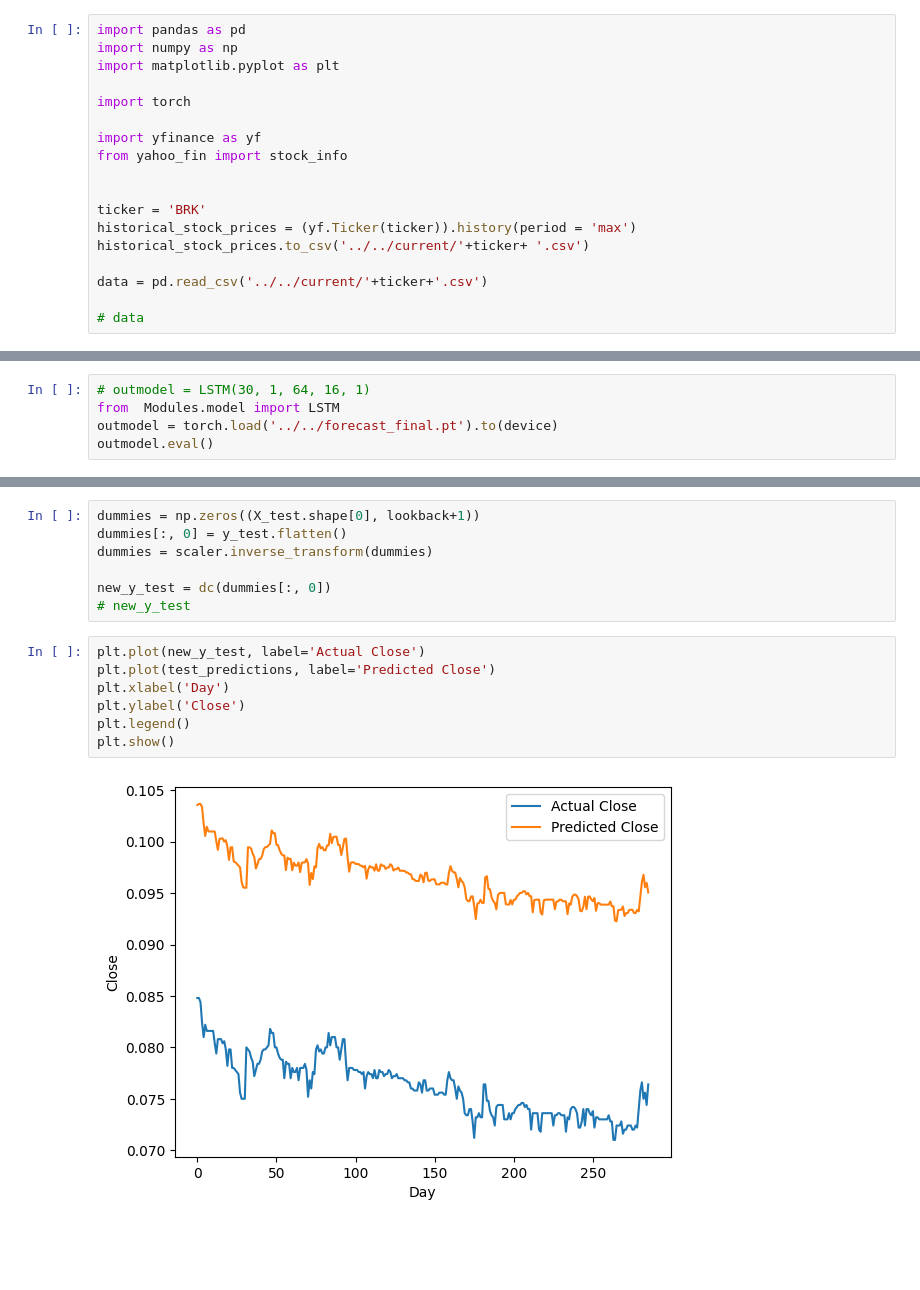
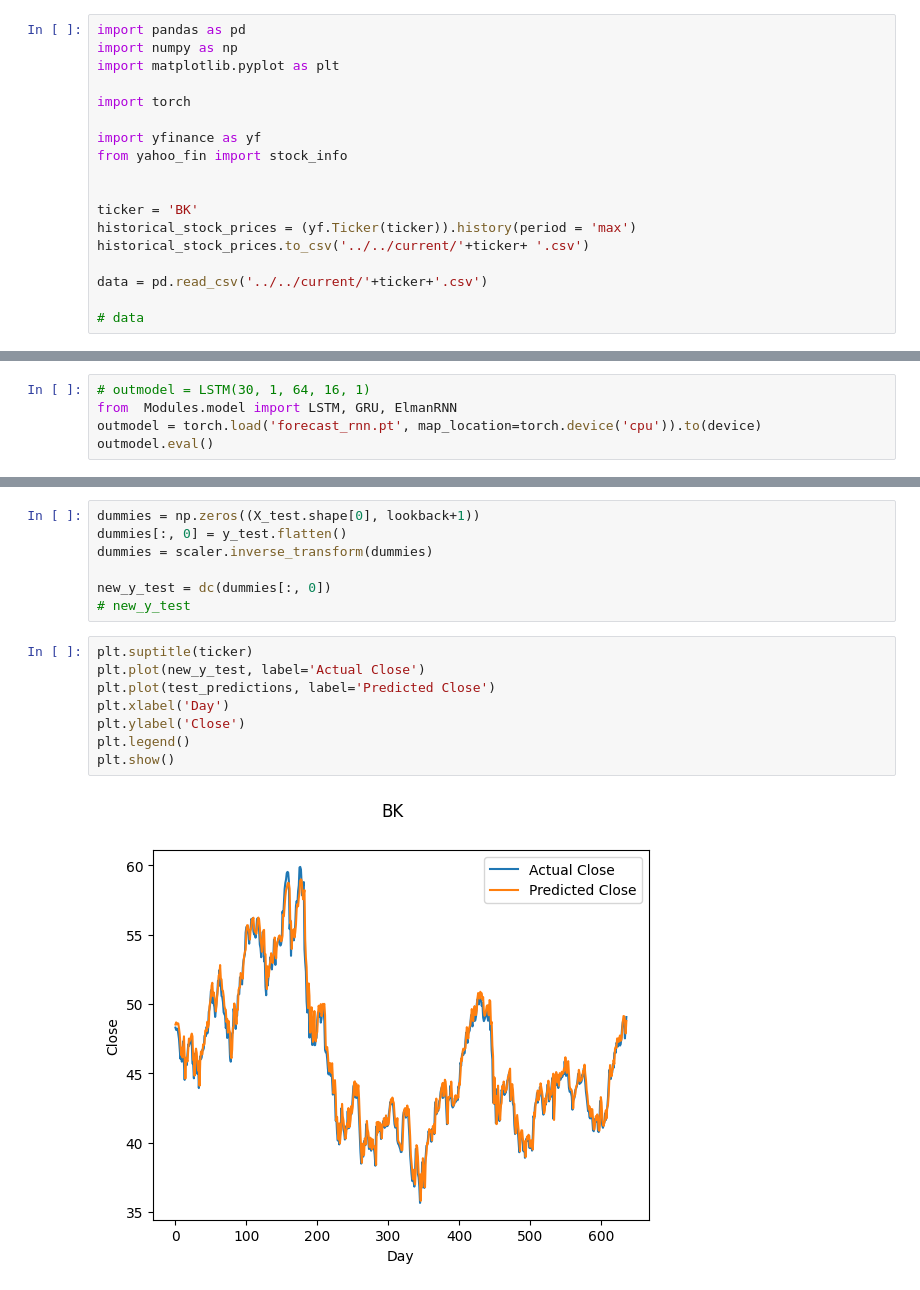
Before and after one commit to varadn/Stock_Forecasting_DL, a Jupyter notebook: output.ipynb, the cells around one changed output, grey strips where cells are left out. Saved outputs shown, nothing was run; the diff lists cells and outputs as text; blank space fills up the shorter version.

```diff
--- a/output.ipynb
+++ b/output.ipynb
@@ -9,7 +9,7 @@ import yfinance as yf
 from yahoo_fin import stock_info
 
 
-ticker = 'BRK'
+ticker = 'BK'
 historical_stock_prices = (yf.Ticker(ticker)).history(period = 'max')
 historical_stock_prices.to_csv('../../current/'+ticker+ '.csv')
 
@@ -92,6 +92,6 @@ X_test.shape, y_test.shape
 # %%
 # outmodel = LSTM(30, 1, 64, 16, 1)
-from  Modules.model import LSTM
-outmodel = torch.load('../../forecast_final.pt').to(device)
+from  Modules.model import LSTM, GRU, ElmanRNN
+outmodel = torch.load('forecast_rnn.pt', map_location=torch.device('cpu')).to(device)
 outmodel.eval()
 # %% [output]
@@ -139,14 +149,15 @@ dummies = scaler.inverse_transform(dummies)
 new_y_test = dc(dummies[:, 0])
 # new_y_test
 # %%
+plt.suptitle(ticker)
 plt.plot(new_y_test, label='Actual Close')
 plt.plot(test_predictions, label='Predicted Close')
 plt.xlabel('Day')
 plt.ylabel('Close')
 plt.legend()
 plt.show()
 # %% [output]
-[figure, old version]
+[figure, new version]
 # %%
 def plot_model_predictions(test, preds):
     plot_test = pd.DataFrame(data=test, index=range(test_predictions.size), columns=['Close'])
```
Also changed, not shown: parts of 5 cells of this notebook, 21 other files.
